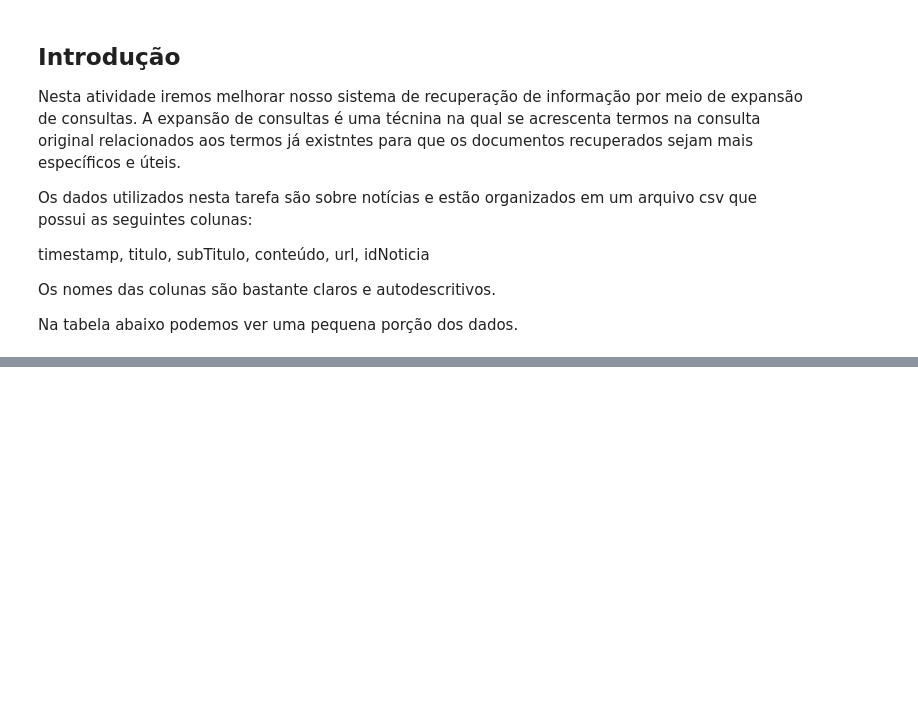
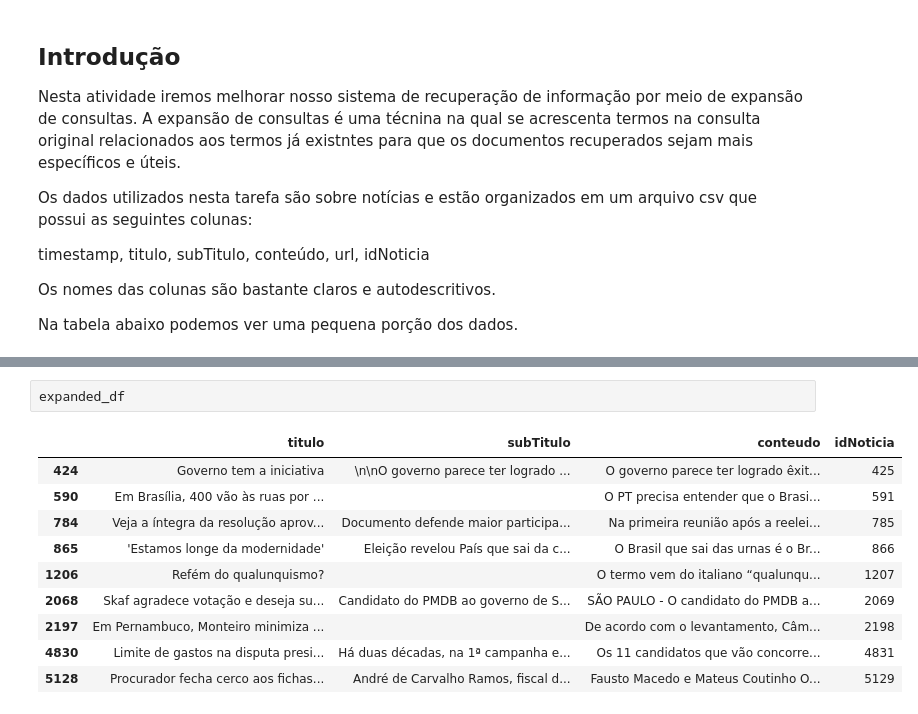
Before and after one commit to fonluiz/SRI, a Jupyter notebook: mini-project-2/Expansão de Consultas.ipynb, the cells around one changed output, grey strips where cells are left out. Drawn from its saved outputs; the diff is of its cells as text; blank space fills up the shorter version.

```diff
--- a/mini-project-2/Expansão de Consultas.ipynb
+++ b/mini-project-2/Expansão de Consultas.ipynb
@@ -62,0 +324,13 @@ dtype: object
+# %%
+expanded_df
+# %% [output]
+|  | titulo | subTitulo | conteudo | idNoticia |
+| 424 | Governo tem a iniciativa | \n\nO governo parece ter logrado ... | O governo parece ter logrado êxit... | 425 |
+| 590 | Em Brasília, 400 vão às ruas por ... |  | O PT precisa entender que o Brasi... | 591 |
+| 784 | Veja a íntegra da resolução aprov... | Documento defende maior participa... | Na primeira reunião após a reelei... | 785 |
+| 865 | 'Estamos longe da modernidade' | Eleição revelou País que sai da c... | O Brasil que sai das urnas é o Br... | 866 |
+| 1206 | Refém do qualunquismo? |  | O termo vem do italiano “qualunqu... | 1207 |
+| 2068 | Skaf agradece votação e deseja su... | Candidato do PMDB ao governo de S... | SÃO PAULO - O candidato do PMDB a... | 2069 |
+| 2197 | Em Pernambuco, Monteiro minimiza ... |  | De acordo com o levantamento, Câm... | 2198 |
+| 4830 | Limite de gastos na disputa presi... | Há duas décadas, na 1ª campanha e... | Os 11 candidatos que vão concorre... | 4831 |
+| 5128 | Procurador fecha cerco aos fichas... | André de Carvalho Ramos, fiscal d... | Fausto Macedo e Mateus Coutinho O... | 5129 |
```
Also changed, not shown: parts of 22 cells of this notebook.
